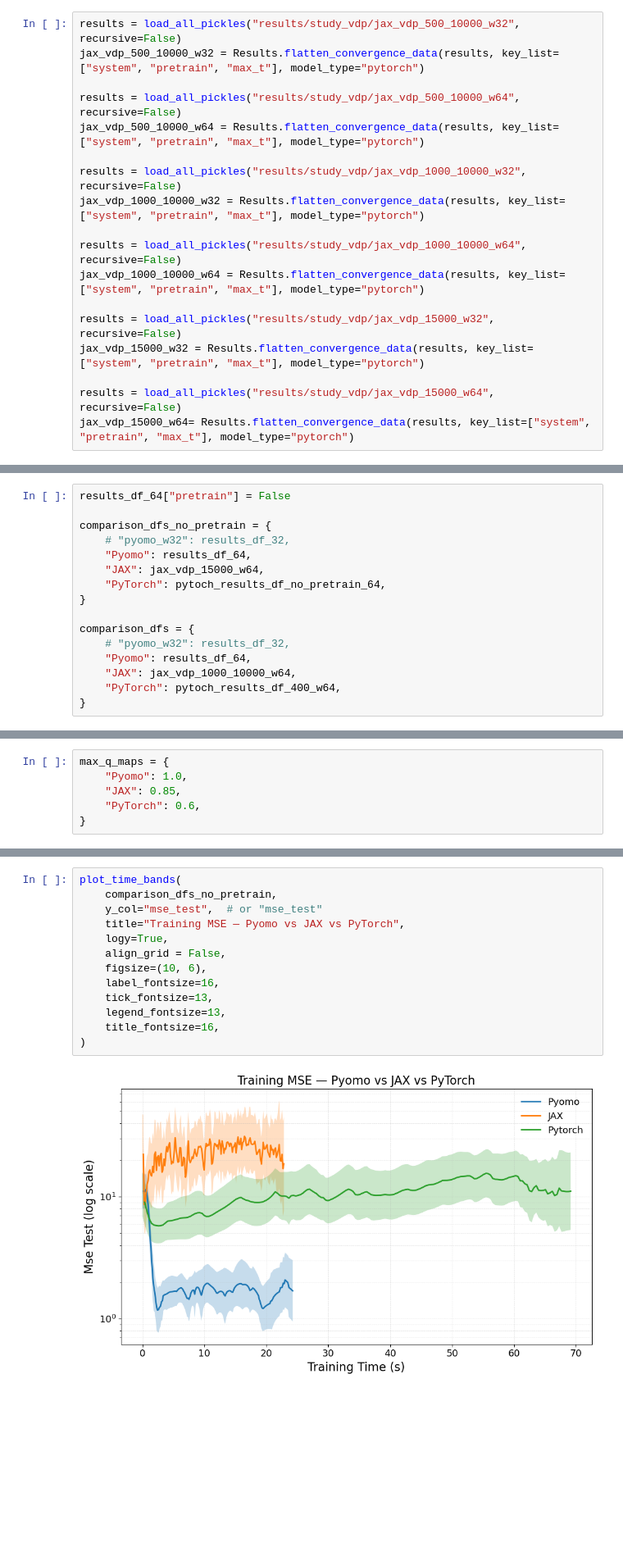
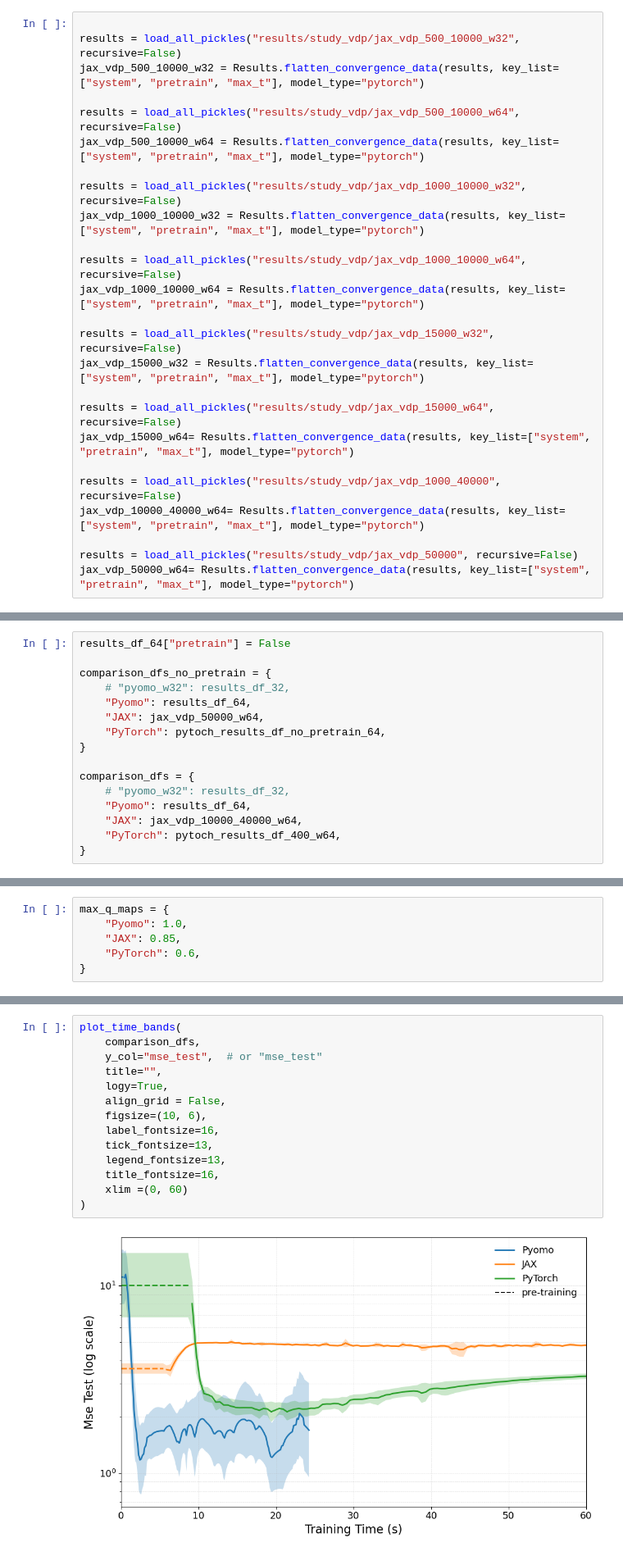
Before and after one commit to mariashapo/NODE, a Jupyter notebook: src/analysis/synthetic/training_conv_vdp.ipynb, the cells around one changed output, grey strips where cells are left out. Shown at 82% size. Cells and saved outputs as stored; diff of their text form; blank space fills up the shorter version.

```diff
--- a/src/analysis/synthetic/training_conv_vdp.ipynb
+++ b/src/analysis/synthetic/training_conv_vdp.ipynb
@@ -136,6 +136,7 @@ plot_time_bands(
 # %% [markdown]
 ### jax
 # %%
+
 results = load_all_pickles("results/study_vdp/jax_vdp_500_10000_w32", recursive=False)
 jax_vdp_500_10000_w32 = Results.flatten_convergence_data(results, key_list=["system", "pretrain", "max_t"], model_type="pytorch")
 
@@ -153,6 +154,12 @@ jax_vdp_15000_w32 = Results.flatten_convergence_data(results, key_list=["system"
 
 results = load_all_pickles("results/study_vdp/jax_vdp_15000_w64", recursive=False)
 jax_vdp_15000_w64= Results.flatten_convergence_data(results, key_list=["system", "pretrain", "max_t"], model_type="pytorch")
+
+results = load_all_pickles("results/study_vdp/jax_vdp_1000_40000", recursive=False)
+jax_vdp_10000_40000_w64= Results.flatten_convergence_data(results, key_list=["system", "pretrain", "max_t"], model_type="pytorch")
+
+results = load_all_pickles("results/study_vdp/jax_vdp_50000", recursive=False)
+jax_vdp_50000_w64= Results.flatten_convergence_data(results, key_list=["system", "pretrain", "max_t"], model_type="pytorch")
 # %% [output]
 Loaded results/study_vdp/jax_vdp_500_10000_w32/1369350520_2025-12-09_03-58.pkl
 Loaded results/study_vdp/jax_vdp_500_10000_w32/1623065689_2025-12-09_07-15.pkl
@@ -197,14 +206,14 @@ results_df_64["pretrain"] = False
 comparison_dfs_no_pretrain = {
     # "pyomo_w32": results_df_32,
     "Pyomo": results_df_64,
-    "JAX": jax_vdp_15000_w64,
+    "JAX": jax_vdp_50000_w64,
     "PyTorch": pytoch_results_df_no_pretrain_64,
 }
 
 comparison_dfs = {
     # "pyomo_w32": results_df_32,
     "Pyomo": results_df_64,
-    "JAX": jax_vdp_1000_10000_w64,
+    "JAX": jax_vdp_10000_40000_w64,
     "PyTorch": pytoch_results_df_400_w64,
 }
 # %%
@@ -250,15 +259,16 @@ plot_time_bands(
 # %%
 plot_time_bands(
-    comparison_dfs_no_pretrain,
+    comparison_dfs,
     y_col="mse_test",  # or "mse_test"
-    title="Training MSE — Pyomo vs JAX vs PyTorch",
+    title="",
     logy=True,
     align_grid = False,
     figsize=(10, 6),
     label_fontsize=16,
     tick_fontsize=13,
     legend_fontsize=13,
     title_fontsize=16,
+    xlim =(0, 60)
 )
 # %% [output]
-[figure, old version]
+[figure, new version]
```
Also changed, not shown: parts of 5 cells of this notebook, 3 other files.
